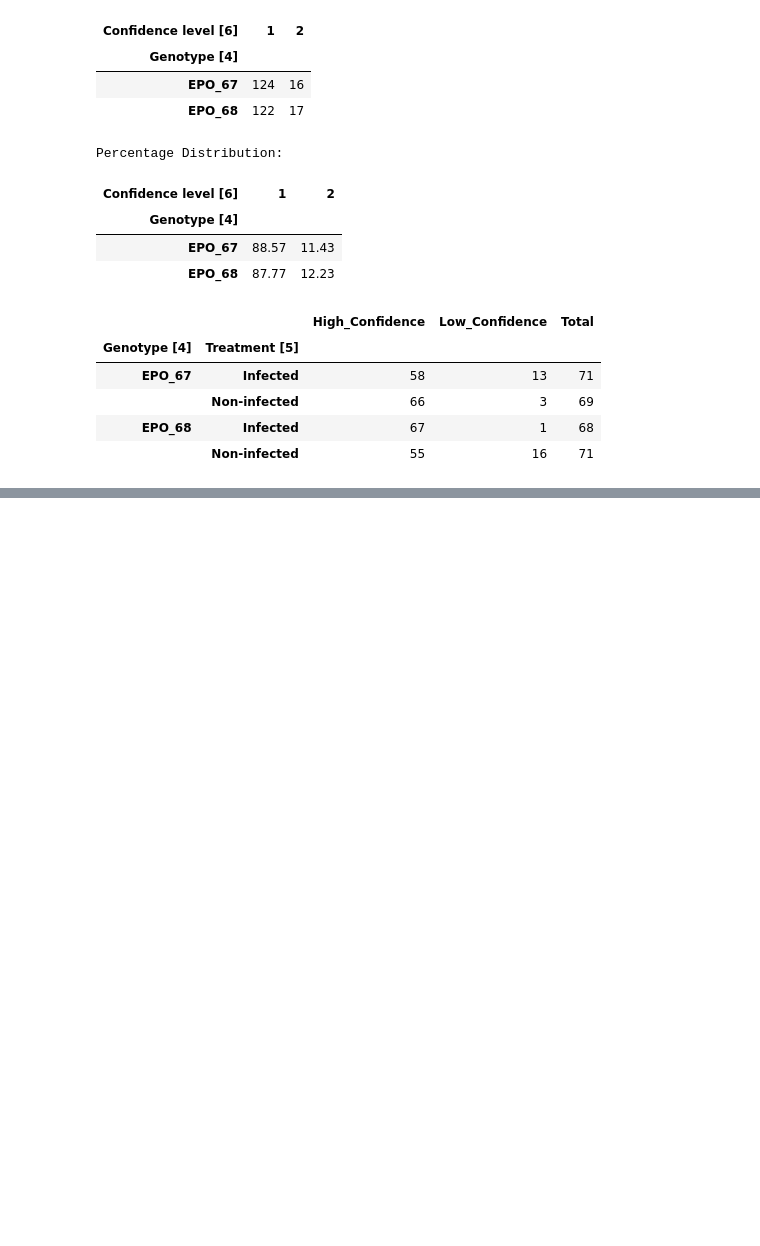
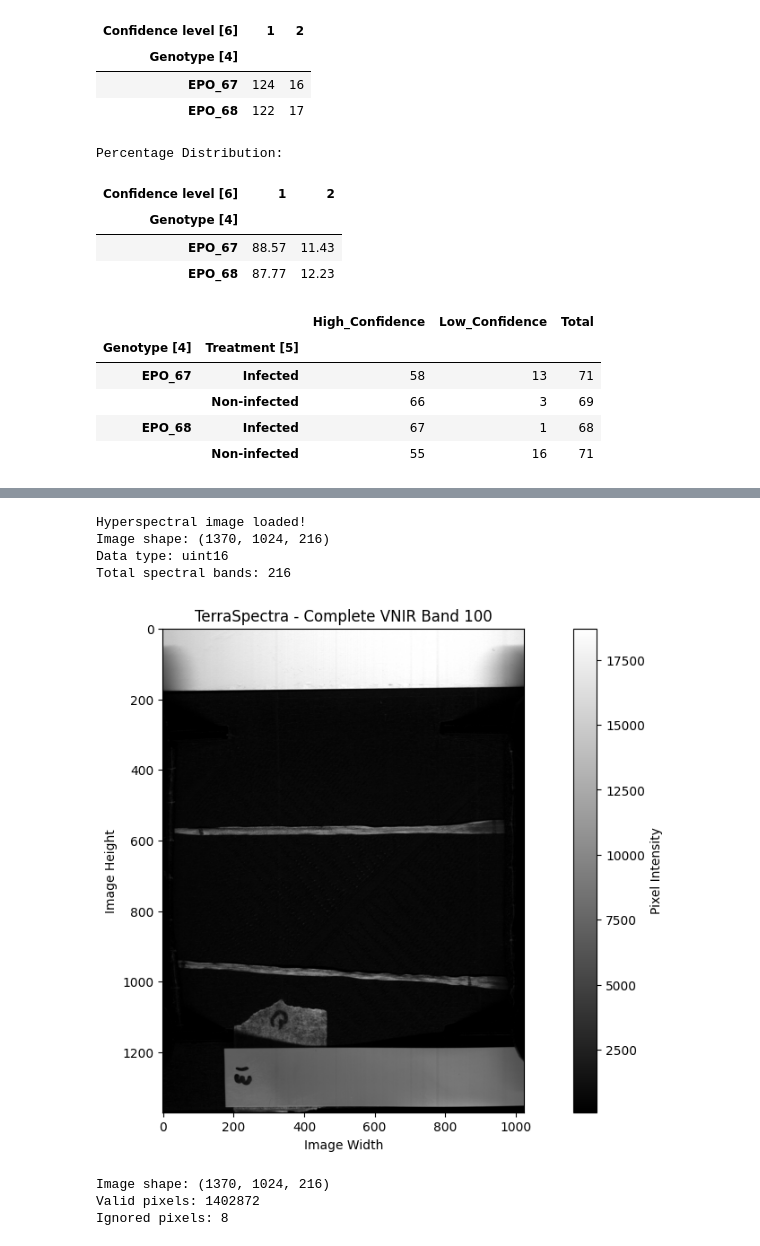
Before and after one commit to megha-0066/TerraSpectra, a Jupyter notebook: TeraSpectra.ipynb, the cells around one changed output, grey strips where cells are left out. Drawn from its saved outputs; the diff is of its cells as text; code cells hidden in the pictures; blank space fills up the shorter version.

```diff
--- a/TeraSpectra.ipynb
+++ b/TeraSpectra.ipynb
@@ -922,0 +983,68 @@ display(label_summary)
+# %%
+import numpy as np
+
+# ENVI file specifications
+lines = 1370
+samples = 1024
+bands = 216
+header_offset = 3547136
+
+# Read BIL formatted hyperspectral data
+raw = np.memmap(
+    "13_G.hyspex",
+    dtype="<u2",
+    mode="r",
+    offset=header_offset,
+    shape=(lines, bands, samples)
+)
+
+# Convert BIL layout to (lines, samples, bands)
+img = raw.transpose(0, 2, 1)
+
+print("Hyperspectral image loaded!")
+print("Image shape:", img.shape)
+print("Data type:", img.dtype)
+print("Total spectral bands:", img.shape[2])
+# %% [output]
+Hyperspectral image loaded!
+Image shape: (1370, 1024, 216)
+Data type: uint16
+Total spectral bands: 216
+# %%
+import matplotlib.pyplot as plt
+import numpy as np
+
+band = np.asarray(img[:, :, 100])
+
+# Ignore invalid pixels
+valid_pixels = band != 4095
+
+# Contrast adjustment
+vmin, vmax = np.percentile(
+    band[valid_pixels], [2, 98]
+)
+
+plt.figure(figsize=(14, 7))
+
+plt.imshow(
+    band,
+    cmap="gray",
+    vmin=vmin,
+    vmax=vmax
+)
+
+plt.title("TerraSpectra - Complete VNIR Band 100")
+plt.xlabel("Image Width")
+plt.ylabel("Image Height")
+plt.colorbar(label="Pixel Intensity")
+
+plt.show()
+
+print("Image shape:", img.shape)
+print("Valid pixels:", valid_pixels.sum())
+print("Ignored pixels:", (~valid_pixels).sum())
+# %% [output]
+[figure, added]
+Image shape: (1370, 1024, 216)
+Valid pixels: 1402872
+Ignored pixels: 8
```
Also changed, not shown: parts of 22 cells of this notebook.
